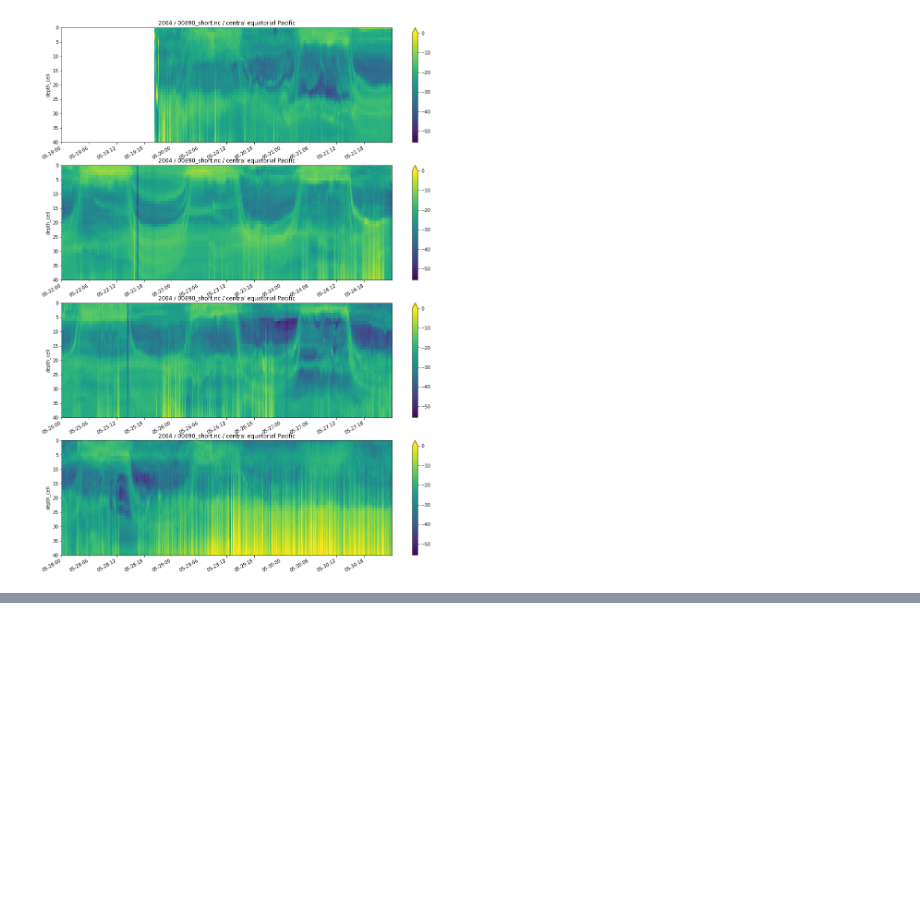
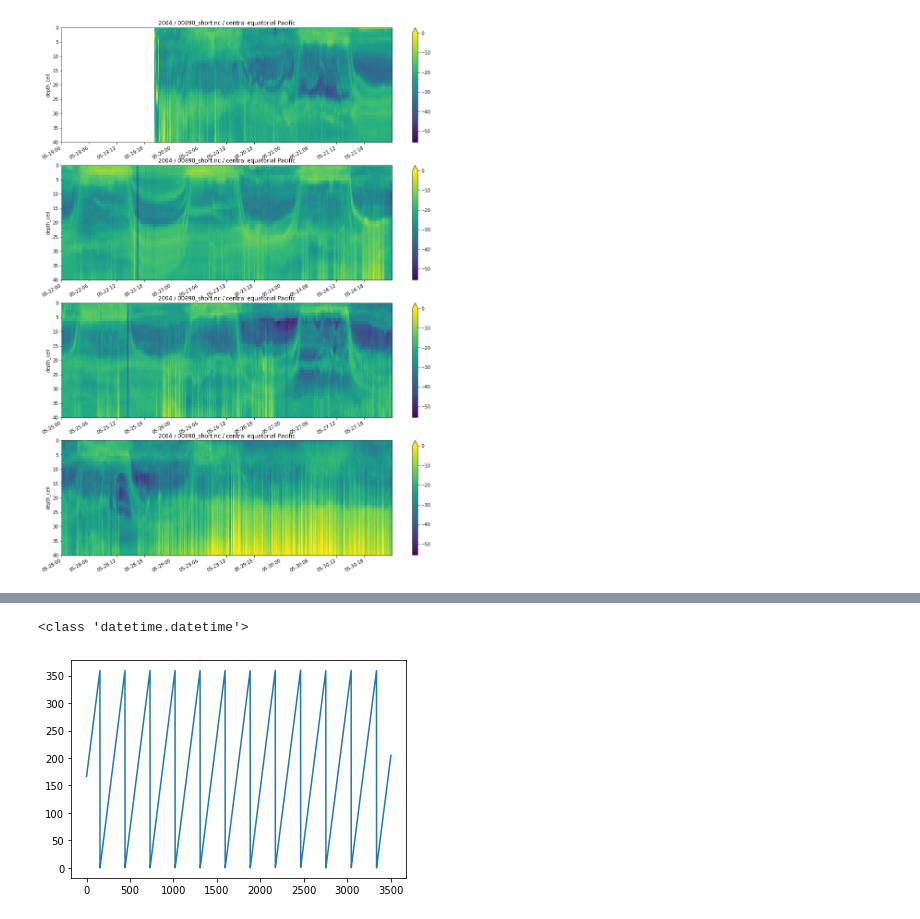
Before and after one commit to shirleyswirley/acoustic-variability, a Jupyter notebook: python/test_DVM_algs_and_UTC_time.ipynb, the cells around one changed output, grey strips where cells are left out. Drawn from its saved outputs; the diff is of its cells as text; code cells hidden in the pictures; blank space fills up the shorter version.

```diff
--- a/python/test_DVM_algs_and_UTC_time.ipynb
+++ b/python/test_DVM_algs_and_UTC_time.ipynb
@@ -117,0 +211,6 @@ for isp in np.arange(0,4):
+# %%
+plt.plot([math.degrees(t) for t in solar_hour_angle])
+print(type(solar_time[0]))
+# %% [output]
+<class 'datetime.datetime'>
+[figure, added]
```
Also changed, not shown: parts of 71 cells of this notebook.
